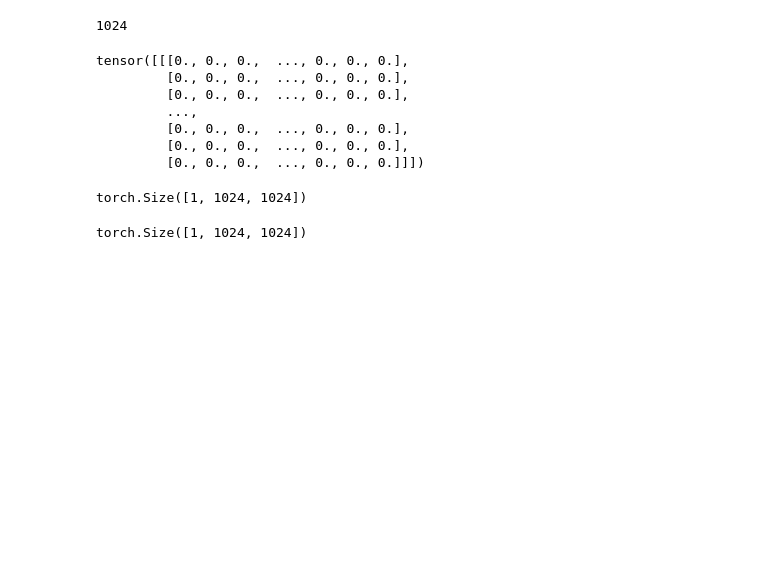
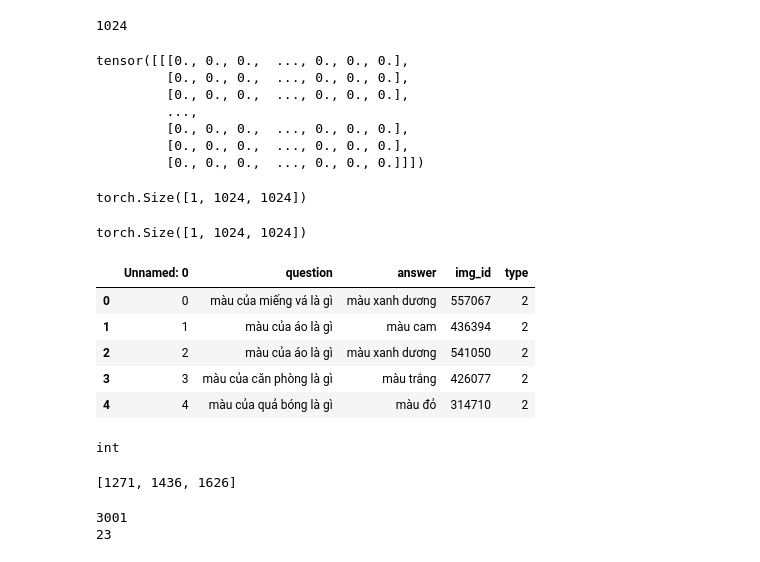
Before and after one commit to darklethelong/vlm-scratch, a Jupyter notebook: notebook.ipynb, the cells around one changed output. Drawn from its saved outputs; the diff is of its cells as text; code cells hidden in the pictures; blank space fills up the shorter version.

```diff
--- a/notebook.ipynb
+++ b/notebook.ipynb
@@ -195,3 +195,34 @@ cat_emb = torch.cat([projection_emb, language_emb], dim = 1)[:, :1024, :]
 cat_emb.size()
 # %% [output]
 torch.Size([1, 1024, 1024])
+# %%
+import pandas as pd
+
+df = pd.read_csv("csv_data/test.csv")
+df.head()
+# %% [output]
+|  | Unnamed: 0 | question | answer | img_id | type |
+| 0 | 0 | màu của miếng vá là gì | màu xanh dương | 557067 | 2 |
+| 1 | 1 | màu của áo là gì | màu cam | 436394 | 2 |
+| 2 | 2 | màu của áo là gì | màu xanh dương | 541050 | 2 |
+| 3 | 3 | màu của căn phòng là gì | màu trắng | 426077 | 2 |
+| 4 | 4 | màu của quả bóng là gì | màu đỏ | 314710 | 2 |
+# %%
+type(list(df['img_id'])[0])
+# %% [output]
+int
+# %%
+from os import listdir
+from os.path import isfile, join
+
+image_train = [int(f.split(".")[0]) for f in listdir("images/test/") if isfile(join("images/test/", f))]
+image_train[:3]
+# %% [output]
+[1271, 1436, 1626]
+# %%
+print(len(df))
+df = df[df['img_id'].isin(image_train)]
+print(len(df))
+# %% [output]
+3001
+23
```
Also changed, not shown: parts of 4 cells of this notebook, 14 other files.
